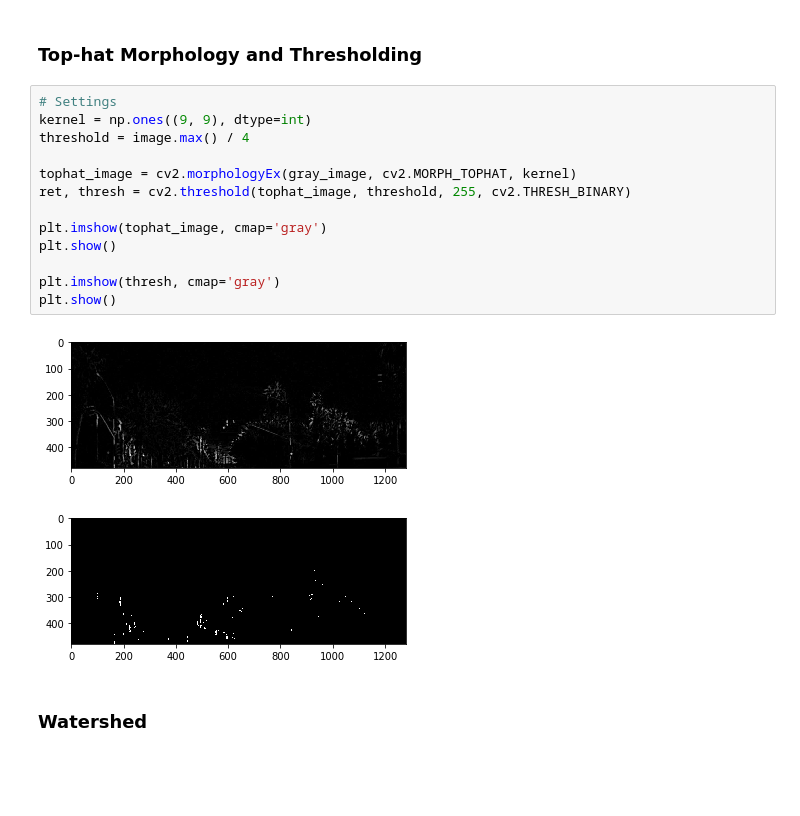
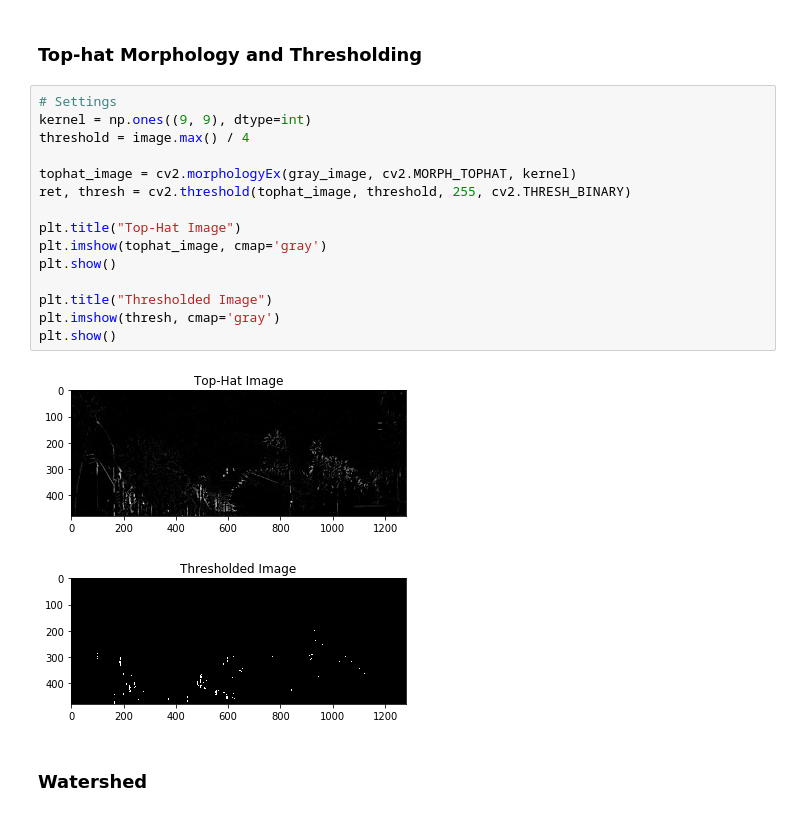
Before and after one commit to KenanA95/tl-detector, a Jupyter notebook: docs/Identifying Regions of Interest.ipynb, the cells around one changed output. Saved outputs shown, nothing was run; the diff lists cells and outputs as text; blank space fills up the shorter version.

```diff
--- a/docs/Identifying Regions of Interest.ipynb
+++ b/docs/Identifying Regions of Interest.ipynb
@@ -38,19 +38,21 @@ plt.show()
 # %%
 # Settings
 kernel = np.ones((9, 9), dtype=int)
 threshold = image.max() / 4
 
 tophat_image = cv2.morphologyEx(gray_image, cv2.MORPH_TOPHAT, kernel)
 ret, thresh = cv2.threshold(tophat_image, threshold, 255, cv2.THRESH_BINARY)
 
+plt.title("Top-Hat Image")
 plt.imshow(tophat_image, cmap='gray')
 plt.show()
 
+plt.title("Thresholded Image")
 plt.imshow(thresh, cmap='gray')
 plt.show()
 # %% [output]
-[figure, old version]
+[figure, new version]
-[figure, old version]
+[figure, new version]
 # %% [markdown]
 ### Watershed
 # %%
```
Also changed, not shown: parts of 3 cells of this notebook.
